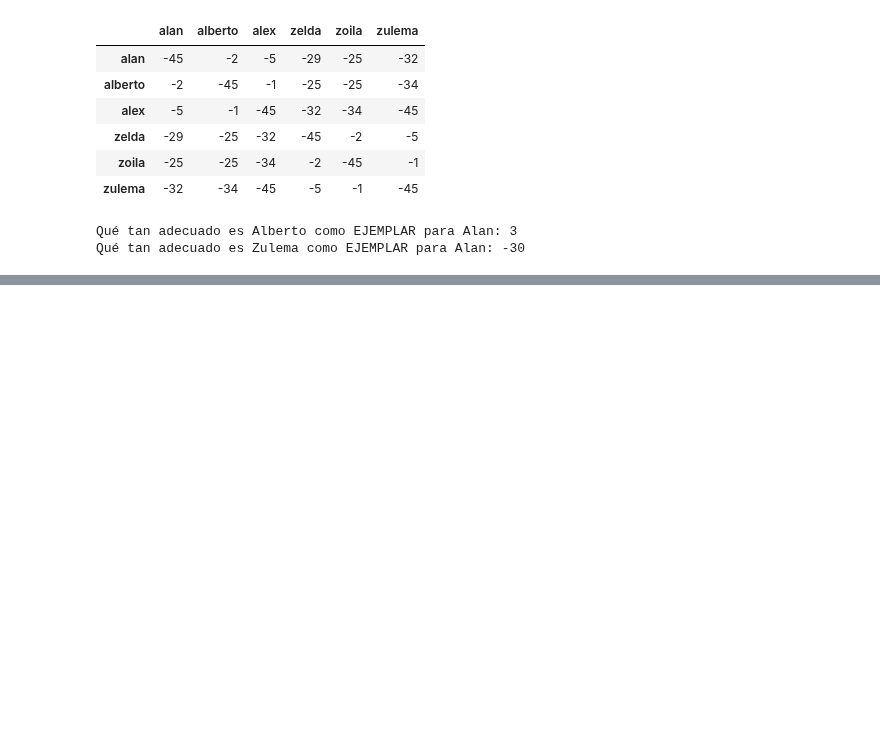
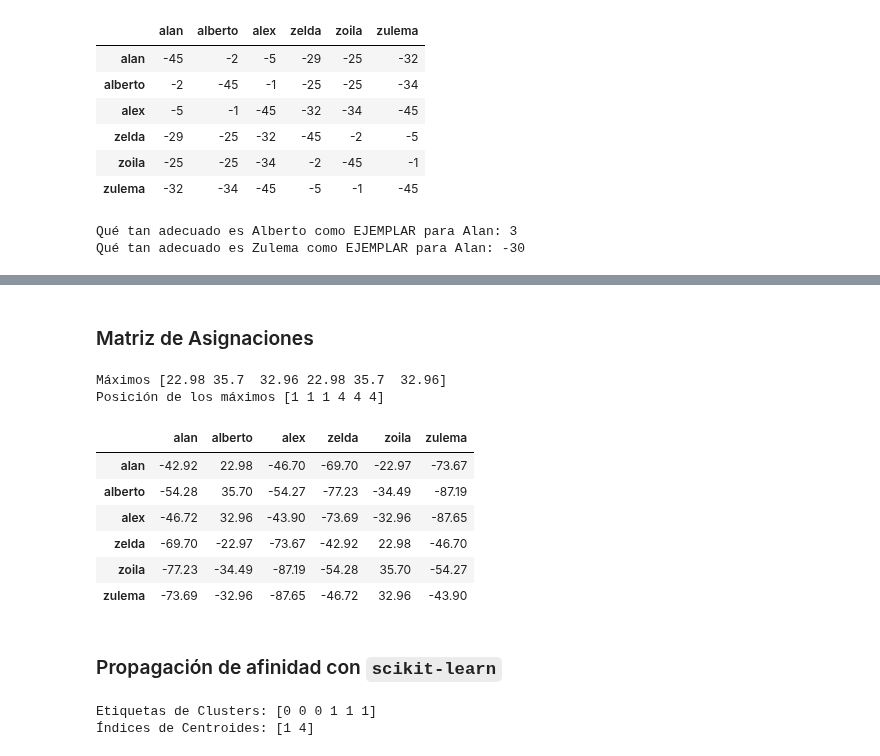
Before and after one commit to SunFanton/python-courses, a Jupyter notebook: codigo_maquina/Nivel_5_Aprendizaje_de_maquina/18_Cluster_via_Propagacion_de_Afinidades.ipynb, the cells around one changed output, grey strips where cells are left out. Saved outputs shown, nothing was run; the diff lists cells and outputs as text; code cells hidden in the pictures; blank space fills up the shorter version.

Commit message:
Propagacion de afinidad parte 2 - codigo maquina

```diff
--- a/codigo_maquina/Nivel_5_Aprendizaje_de_maquina/18_Cluster_via_Propagacion_de_Afinidades.ipynb
+++ b/codigo_maquina/Nivel_5_Aprendizaje_de_maquina/18_Cluster_via_Propagacion_de_Afinidades.ipynb
@@ -328,0 +423,26 @@ Qué tan adecuado es Zulema como EJEMPLAR para Alan: -30
+# %% [markdown]
+### Matriz de Asignaciones
+# %%
+np.set_printoptions(precision=2)
+print("Máximos", a.max(1).values) # maximo de cada fila
+print("Posición de los máximos", np.argmax(a.values, axis=1))
+a.round(decimals=2)
+# %% [output]
+Máximos [22.98 35.7  32.96 22.98 35.7  32.96]
+Posición de los máximos [1 1 1 4 4 4]
+|  | alan | alberto | alex | zelda | zoila | zulema |
+| alan | -42.92 | 22.98 | -46.70 | -69.70 | -22.97 | -73.67 |
+| alberto | -54.28 | 35.70 | -54.27 | -77.23 | -34.49 | -87.19 |
+| alex | -46.72 | 32.96 | -43.90 | -73.69 | -32.96 | -87.65 |
+| zelda | -69.70 | -22.97 | -73.67 | -42.92 | 22.98 | -46.70 |
+| zoila | -77.23 | -34.49 | -87.19 | -54.28 | 35.70 | -54.27 |
+| zulema | -73.69 | -32.96 | -87.65 | -46.72 | 32.96 | -43.90 |
+# %% [markdown]
+### Propagación de afinidad con `scikit-learn`
+# %%
+clustering = AffinityPropagation(random_state=None, max_iter=10).fit(datos.T.values)
+print("Etiquetas de Clusters:", clustering.labels_)
+print("Índices de Centroides:", clustering.cluster_centers_indices_)
+# %% [output]
+Etiquetas de Clusters: [0 0 0 1 1 1]
+Índices de Centroides: [1 4]
```
Also changed, not shown: parts of 14 cells of this notebook.
